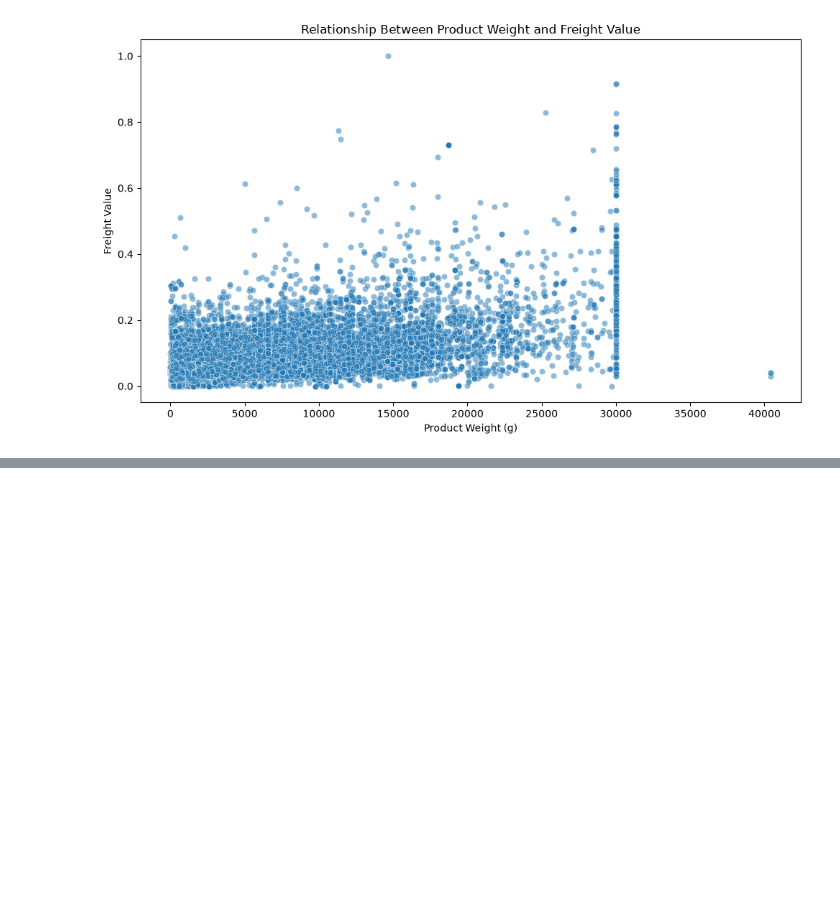
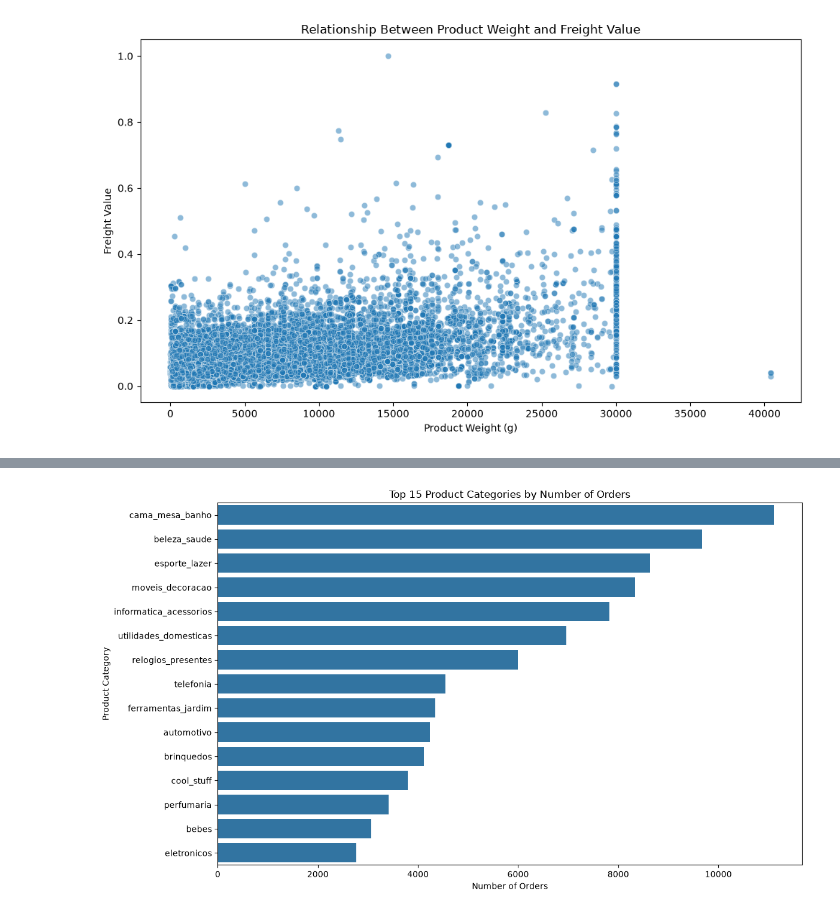
Before and after one commit to DRPatel75/Logistics_Data_Analysis, a Jupyter notebook: notebooks/03_advanced_eda_visualization.ipynb, the cells around one changed output, grey strips where cells are left out. Saved outputs shown, nothing was run; the diff lists cells and outputs as text; code cells hidden in the pictures; blank space fills up the shorter version.

```diff
--- a/notebooks/03_advanced_eda_visualization.ipynb
+++ b/notebooks/03_advanced_eda_visualization.ipynb
@@ -571,3 +571,11 @@ plt.savefig(
 plt.show()
 # %% [output]
 [figure]
+# %%
+category_counts = (
+    df["product_category_name"]
+    .value_counts()
+    .head(15)
+)
+
+category_counts
@@ -573,0 +600,23 @@ plt.show()
+# %%
+plt.figure(figsize=(12, 7))
+
+sns.barplot(
+    x=category_counts.values,
+    y=category_counts.index
+)
+
+plt.title("Top 15 Product Categories by Number of Orders")
+plt.xlabel("Number of Orders")
+plt.ylabel("Product Category")
+
+plt.tight_layout()
+
+plt.savefig(
+    "../screenshots/week3_top_product_categories.png",
+    dpi=300,
+    bbox_inches="tight"
+)
+
+plt.show()
+# %% [output]
+[figure, added]
```
Also changed, not shown: parts of 1 cell of this notebook, 1 other file.
